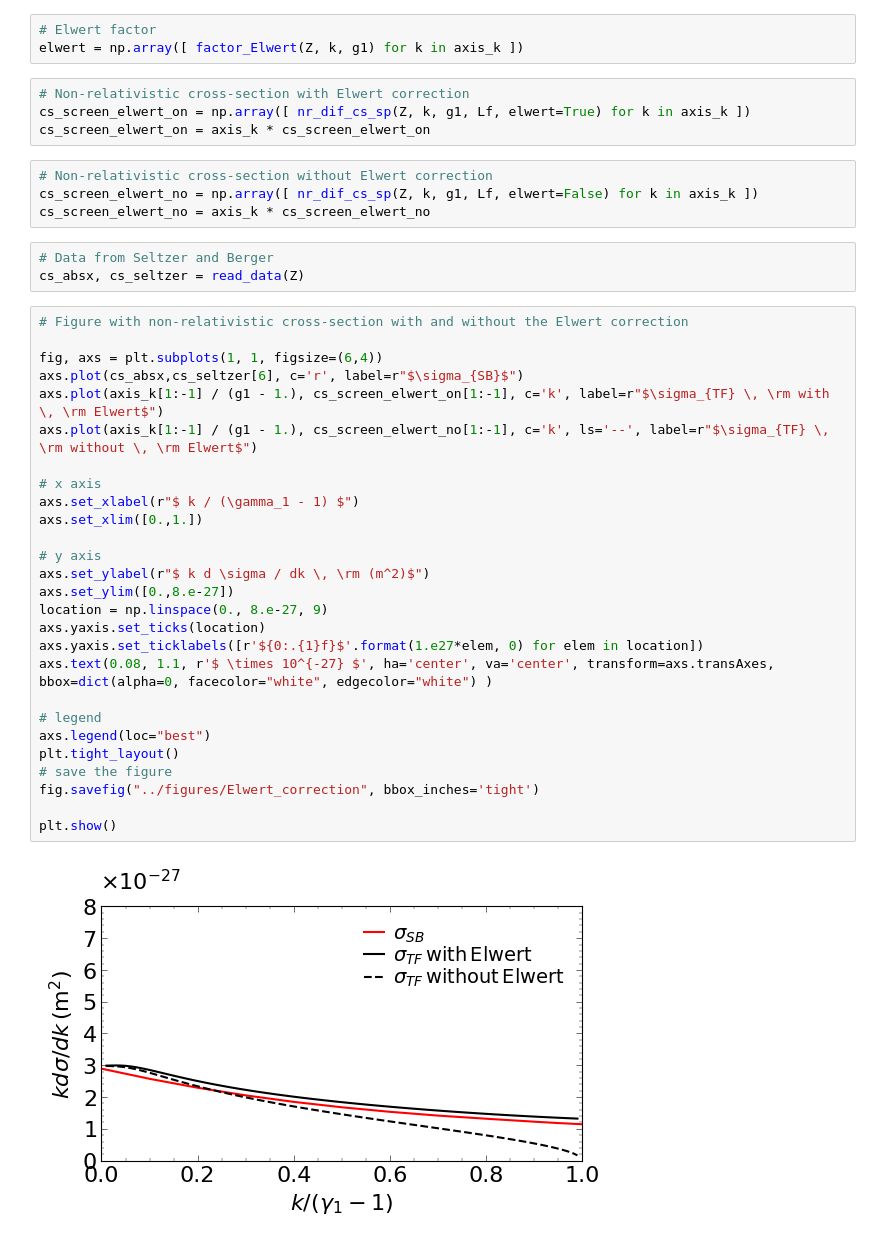
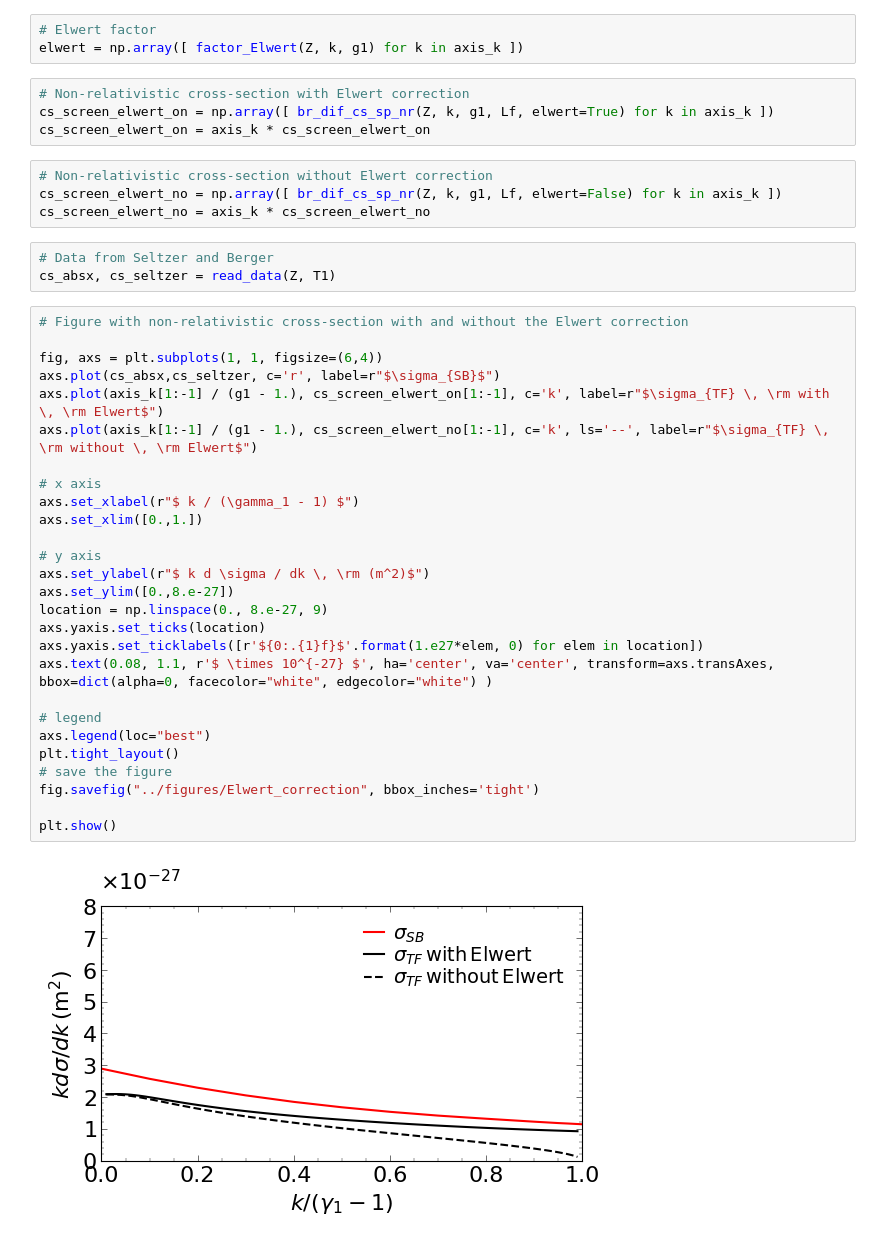
Before and after one commit to bertrandmartinez/plot_cross_sections, a Jupyter notebook: Martinez_Phys_Plasmas_26_103109_2019/notebooks/Elwert_correction.ipynb, the cells around one changed output. Drawn from its saved outputs; the diff is of its cells as text.

```diff
--- a/Martinez_Phys_Plasmas_26_103109_2019/notebooks/Elwert_correction.ipynb
+++ b/Martinez_Phys_Plasmas_26_103109_2019/notebooks/Elwert_correction.ipynb
@@ -27,41 +27,41 @@ axis_k  = np.linspace(0., g1-1., Nk)
 elwert = np.array([ factor_Elwert(Z, k, g1) for k in axis_k ])
 # %%
 # Non-relativistic cross-section with Elwert correction
-cs_screen_elwert_on = np.array([ nr_dif_cs_sp(Z, k, g1, Lf, elwert=True) for k in axis_k ])
+cs_screen_elwert_on = np.array([ br_dif_cs_sp_nr(Z, k, g1, Lf, elwert=True) for k in axis_k ])
 cs_screen_elwert_on = axis_k * cs_screen_elwert_on
 # %%
 # Non-relativistic cross-section without Elwert correction
-cs_screen_elwert_no = np.array([ nr_dif_cs_sp(Z, k, g1, Lf, elwert=False) for k in axis_k ])
+cs_screen_elwert_no = np.array([ br_dif_cs_sp_nr(Z, k, g1, Lf, elwert=False) for k in axis_k ])
 cs_screen_elwert_no = axis_k * cs_screen_elwert_no
 # %%
 # Data from Seltzer and Berger
-cs_absx, cs_seltzer = read_data(Z)
+cs_absx, cs_seltzer = read_data(Z, T1)
 # %%
 # Figure with non-relativistic cross-section with and without the Elwert correction
 
 fig, axs = plt.subplots(1, 1, figsize=(6,4))
-axs.plot(cs_absx,cs_seltzer[6], c='r', label=r"$\sigma_{SB}$")
+axs.plot(cs_absx,cs_seltzer, c='r', label=r"$\sigma_{SB}$")
 axs.plot(axis_k[1:-1] / (g1 - 1.), cs_screen_elwert_on[1:-1], c='k', label=r"$\sigma_{TF} \, \rm with \, \rm Elwert$")
 axs.plot(axis_k[1:-1] / (g1 - 1.), cs_screen_elwert_no[1:-1], c='k', ls='--', label=r"$\sigma_{TF} \, \rm without \, \rm Elwert$")
 
 # x axis
 axs.set_xlabel(r"$ k / (\gamma_1 - 1) $")
 axs.set_xlim([0.,1.])
 
 # y axis
 axs.set_ylabel(r"$ k d \sigma / dk \, \rm (m^2)$")
 axs.set_ylim([0.,8.e-27])
 location = np.linspace(0., 8.e-27, 9)
 axs.yaxis.set_ticks(location)
 axs.yaxis.set_ticklabels([r'${0:.{1}f}$'.format(1.e27*elem, 0) for elem in location])
 axs.text(0.08, 1.1, r'$ \times 10^{-27} $', ha='center', va='center', transform=axs.transAxes, bbox=dict(alpha=0, facecolor="white", edgecolor="white") )
 
 # legend
 axs.legend(loc="best")
 plt.tight_layout()
 # save the figure
 fig.savefig("../figures/Elwert_correction", bbox_inches='tight')
 
 plt.show()
 # %% [output]
-[figure, old version]
+[figure, new version]
```
Also changed, not shown: parts of 1 cell of this notebook, 24 other files.
